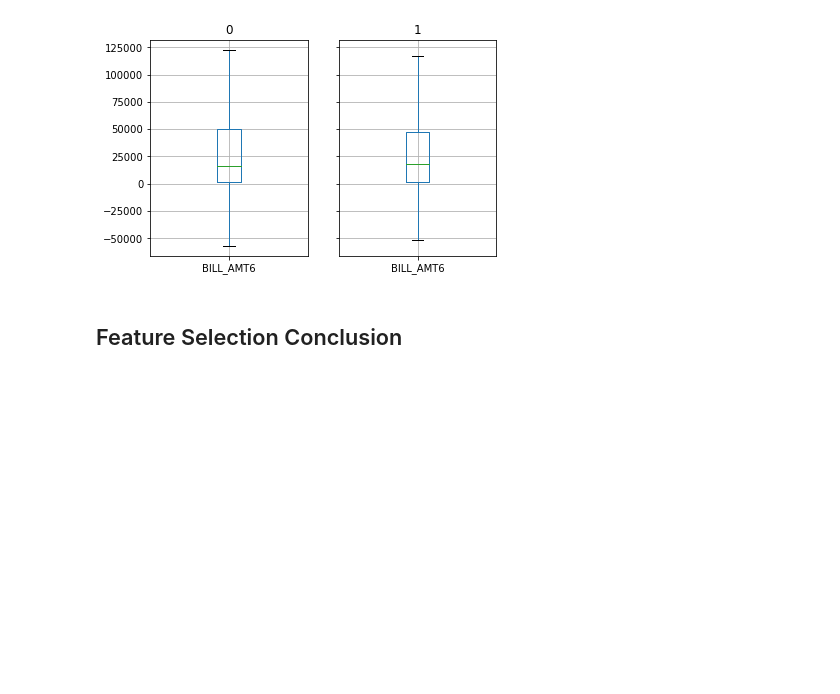
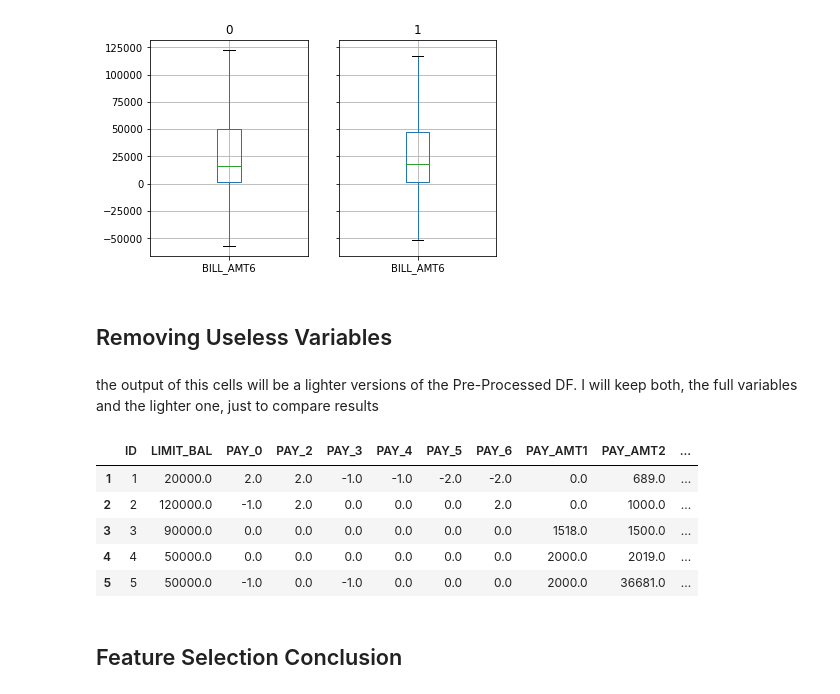
Before and after one commit to alefbenages/CrediOne, a Jupyter notebook: M2T1.1.ipynb, the cells around one changed output. Drawn from its saved outputs; the diff is of its cells as text; code cells hidden in the pictures; blank space fills up the shorter version.

```diff
--- a/M2T1.1.ipynb
+++ b/M2T1.1.ipynb
@@ -673,6 +673,34 @@ plt.show()
 [figure]
 [figure]
 [figure]
+# %% [markdown]
+## Removing Useless Variables
+# %% [markdown]
+the output of this cells will be a lighter versions of the Pre-Processed DF. I will keep both, the full variables and the lighter one, just to compare results
+# %%
+# WE will use  DF.copy(), because this methods perfoms a real copy (intead of duplicating the pointers to the original DF).
+# As a result this is DF is isolated from the orignial. This is good, becouse we will delete the useless columns
+
+df_light = df_dummies.copy(deep=True)
+
+#df_org.drop(columns=['state', 'point'], inplace=True)
+df_light.drop(columns=['AGE',
+                       'PAY_AMT5', 'PAY_AMT6',
+                       'EDU_graduate school','EDU_other', 'EDU_university', 'EDU_high school',
+                       'SEX_male', 'SEX_female',
+                       'MAR_single', 'MAR_married','MAR_others', 'MAR_divorce',
+                       'BILL_AMT1', 'BILL_AMT2', 'BILL_AMT3', 'BILL_AMT4', 'BILL_AMT5', 'BILL_AMT6',
+                       'Y_not default']
+              , inplace=True)
+
+df_light.head()
+# %% [output]
+|  | ID | LIMIT_BAL | PAY_0 | PAY_2 | PAY_3 | PAY_4 | PAY_5 | PAY_6 | PAY_AMT1 | PAY_AMT2 | ... |
+| 1 | 1 | 20000.0 | 2.0 | 2.0 | -1.0 | -1.0 | -2.0 | -2.0 | 0.0 | 689.0 | ... |
+| 2 | 2 | 120000.0 | -1.0 | 2.0 | 0.0 | 0.0 | 0.0 | 2.0 | 0.0 | 1000.0 | ... |
+| 3 | 3 | 90000.0 | 0.0 | 0.0 | 0.0 | 0.0 | 0.0 | 0.0 | 1518.0 | 1500.0 | ... |
+| 4 | 4 | 50000.0 | 0.0 | 0.0 | 0.0 | 0.0 | 0.0 | 0.0 | 2000.0 | 2019.0 | ... |
+| 5 | 5 | 50000.0 | -1.0 | 0.0 | -1.0 | 0.0 | 0.0 | 0.0 | 2000.0 | 36681.0 | ... |
 # %% [markdown]
 ## Feature Selection Conclusion
 # %% [markdown]
```
Also changed, not shown: parts of 3 cells of this notebook, 5 other files.
